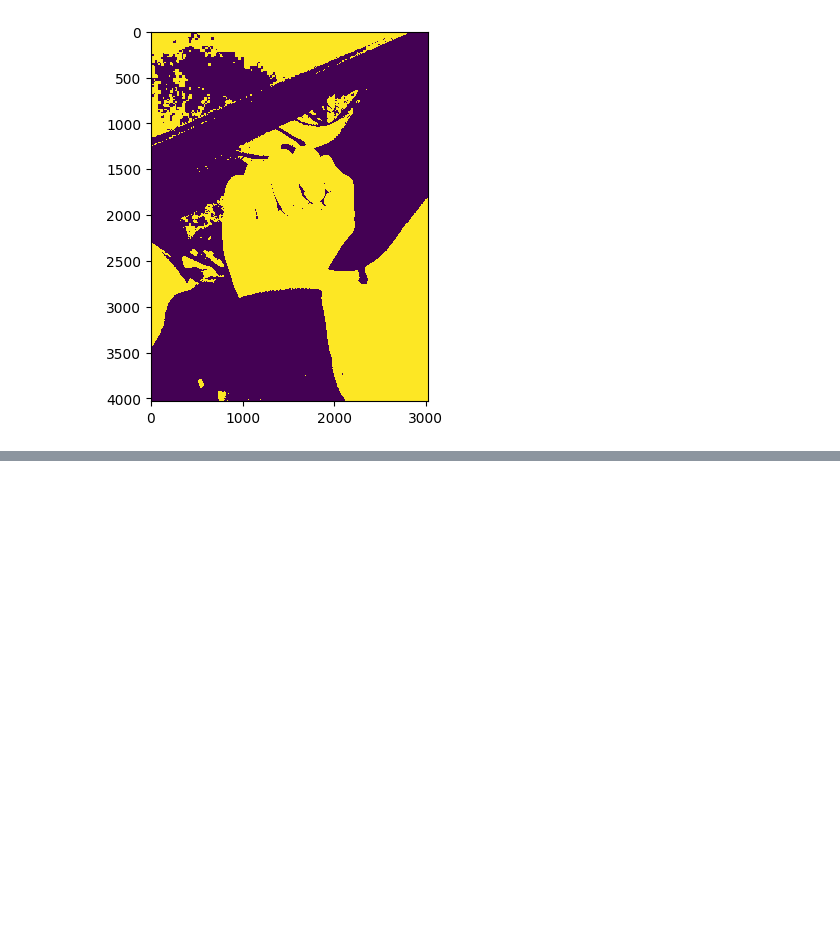
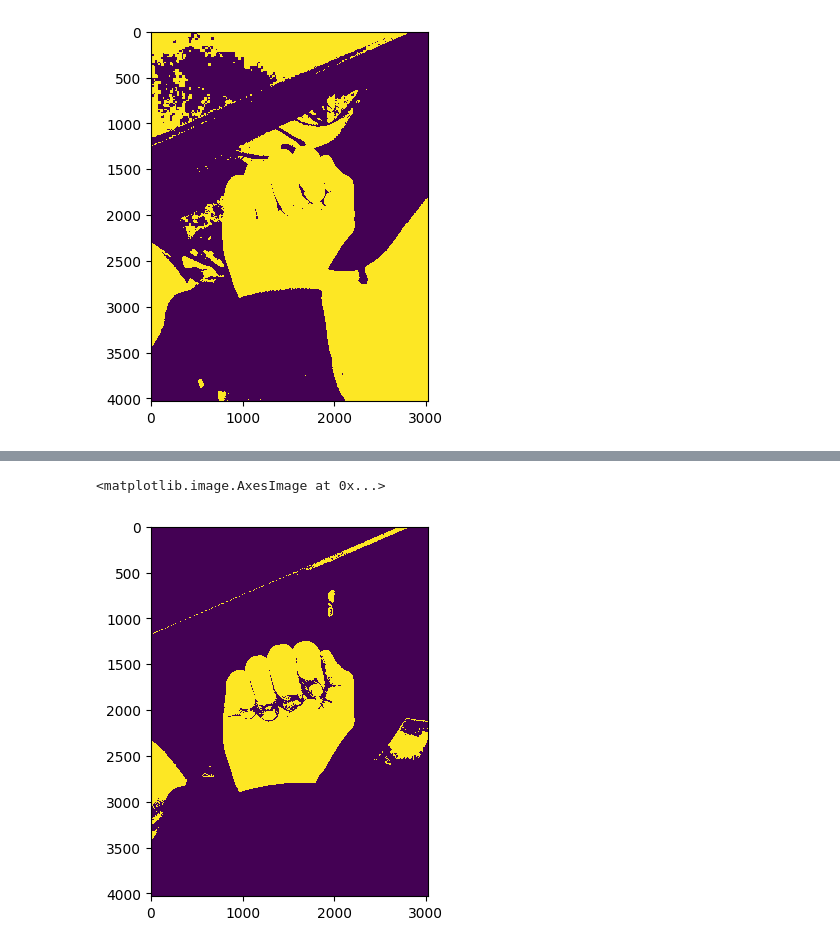
Before and after one commit to MatthiasPicard/projet-vision-cs, a Jupyter notebook: test_skin_filter.ipynb, the cells around one changed output, grey strips where cells are left out. Drawn from its saved outputs; the diff is of its cells as text; code cells hidden in the pictures; blank space fills up the shorter version.

```diff
--- a/test_skin_filter.ipynb
+++ b/test_skin_filter.ipynb
@@ -155,0 +190,37 @@ AssertionError:
+# %%
+def is_skin_from_histo_with_bayes(
+    pixel, histo_peau, histo_non_peau, peau_prior, nonpeau_prior, theta
+):
+    c1, c2 = pixel[1], pixel[2]
+    num = histo_peau[c1 // 8][c2 // 8] * peau_prior
+    denum = (
+        histo_peau[c1 // 8][c2 // 8] * peau_prior
+        + histo_non_peau[c1 // 8][c2 // 8] * nonpeau_prior
+    )
+    if denum == 0:
+        return False
+    return num / denum > theta
+
+
+def createSkinMask_from_histo_with_bayes(
+    src, histo_peau, histo_non_peau, peau_prior, nonpeau_prior, theta
+):
+    img = cv2.imread(src, 1)
+    height, width = img.shape[:2]
+    mask = np.zeros((height, width), np.uint8)
+    for i in range(height):
+        for j in range(width):
+            if is_skin_from_histo_with_bayes(
+                img[i][j], histo_peau, histo_non_peau, peau_prior, nonpeau_prior, theta
+            ):
+                mask[i][j] = 255
+    return mask
+
+
+skinMask = createSkinMask_from_histo_with_bayes(
+    "./data/A_real.jpg", hist_peau_RG, hist_non_peau_RG, peau_prior, non_peau_prior, 0.8
+)
+plt.imshow(skinMask, interpolation="nearest")
+# %% [output]
+<matplotlib.image.AxesImage at 0x...>
+[figure, added]
```
Also changed, not shown: parts of 3 cells of this notebook.
